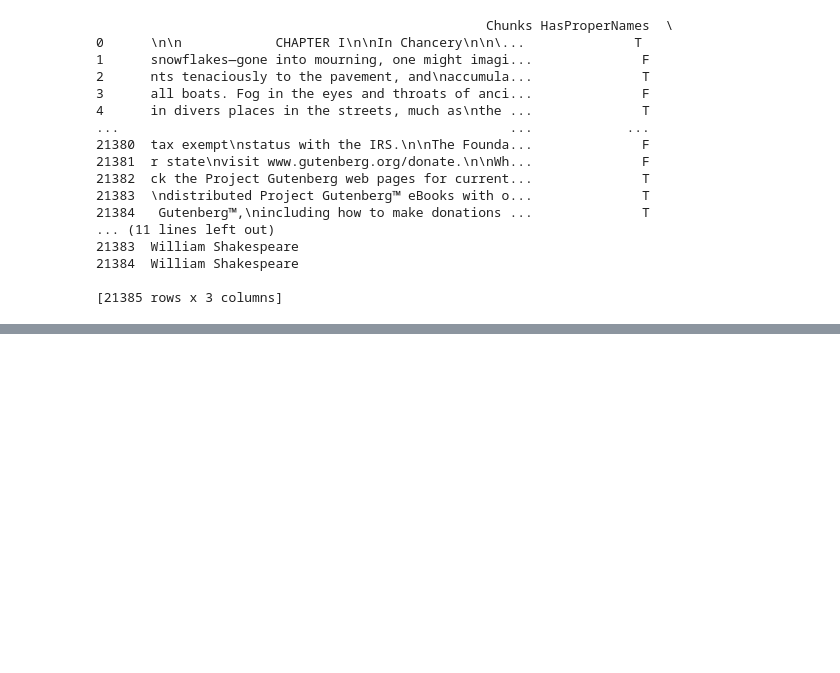
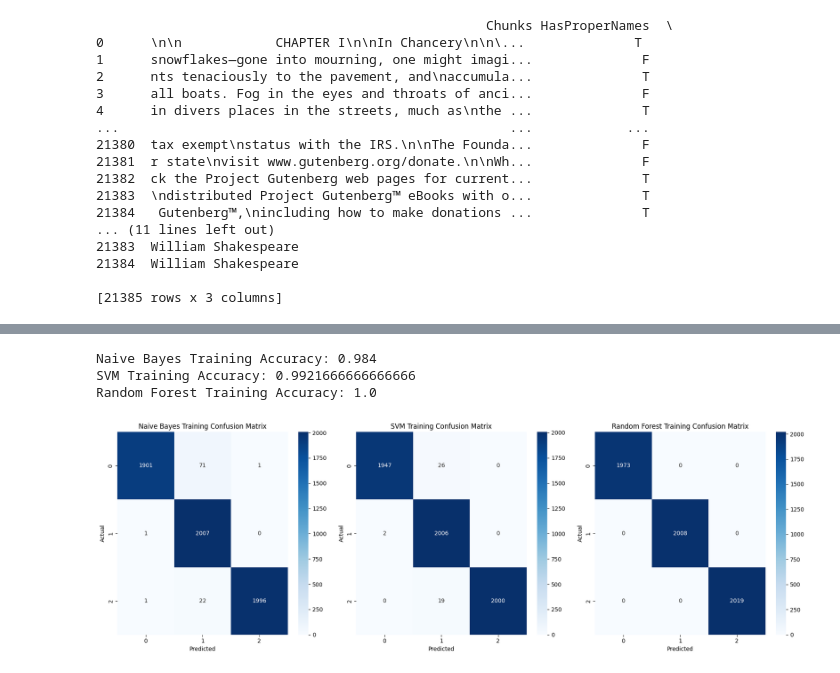
Before and after one commit to harinivanmeeganathan/author_identification_challenge_NLP, a Jupyter notebook: author_identification_attribution_gutenberg_nlp.ipynb, the cells around one changed output, grey strips where cells are left out. Cells and saved outputs as stored; diff of their text form; code cells hidden in the pictures; blank space fills up the shorter version.

```diff
--- a/author_identification_attribution_gutenberg_nlp.ipynb
+++ b/author_identification_attribution_gutenberg_nlp.ipynb
@@ -342,0 +467,47 @@ William Shakespeare       0.73      0.92      0.82       395
+# %%
+# Predict the labels for the training set
+y_train_pred_nb = classifier.predict(X_train)
+y_train_pred_svm = svm_classifier.predict(X_train)
+y_train_pred_rf = rf_classifier.predict(X_train)
+
+# Calculate and print accuracy for all models on the training set
+accuracy_train_nb = accuracy_score(y_train, y_train_pred_nb)
+accuracy_train_svm = accuracy_score(y_train, y_train_pred_svm)
+accuracy_train_rf = accuracy_score(y_train, y_train_pred_rf)
+print(f"Naive Bayes Training Accuracy: {accuracy_train_nb}")
+print(f"SVM Training Accuracy: {accuracy_train_svm}")
+print(f"Random Forest Training Accuracy: {accuracy_train_rf}")
+
+# Generate confusion matrices for all models on the training set
+conf_matrix_train_nb = confusion_matrix(y_train, y_train_pred_nb)
+conf_matrix_train_svm = confusion_matrix(y_train, y_train_pred_svm)
+conf_matrix_train_rf = confusion_matrix(y_train, y_train_pred_rf)
+
+# Plot confusion matrices
+plt.figure(figsize=(18, 6))
+
+plt.subplot(1, 3, 1)
+sns.heatmap(conf_matrix_train_nb, annot=True, fmt='d', cmap='Blues', xticklabels=classifier.classes_, yticklabels=classifier.classes_)
+plt.title('Naive Bayes Training Confusion Matrix')
+plt.xlabel('Predicted')
+plt.ylabel('Actual')
+
+plt.subplot(1, 3, 2)
+sns.heatmap(conf_matrix_train_svm, annot=True, fmt='d', cmap='Blues', xticklabels=svm_classifier.classes_, yticklabels=svm_classifier.classes_)
+plt.title('SVM Training Confusion Matrix')
+plt.xlabel('Predicted')
+plt.ylabel('Actual')
+
+plt.subplot(1, 3, 3)
+sns.heatmap(conf_matrix_train_rf, annot=True, fmt='d', cmap='Blues', xticklabels=rf_classifier.classes_, yticklabels=rf_classifier.classes_)
+plt.title('Random Forest Training Confusion Matrix')
+plt.xlabel('Predicted')
+plt.ylabel('Actual')
+
+plt.tight_layout()
+plt.show()
+# %% [output]
+Naive Bayes Training Accuracy: 0.984
+SVM Training Accuracy: 0.9921666666666666
+Random Forest Training Accuracy: 1.0
+[figure, added]
```
Also changed, not shown: parts of 39 cells of this notebook, 2 other files.
